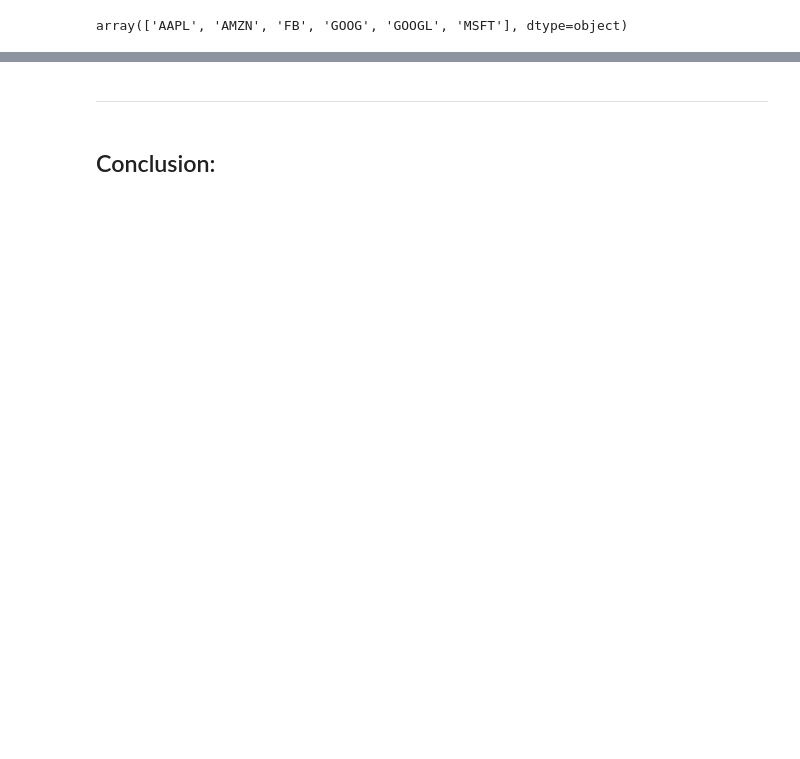
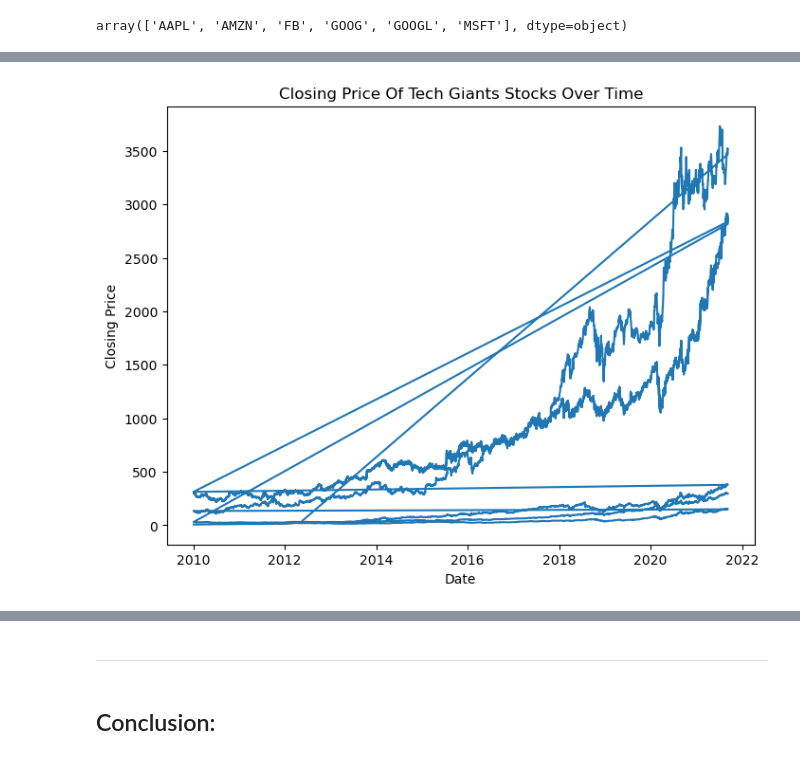
Before and after one commit to renishk2/nasdaq_100_stock_movement_predictor, a Jupyter notebook: Notebooks/EDA.ipynb, the cells around one changed output, grey strips where cells are left out. Saved outputs shown, nothing was run; the diff lists cells and outputs as text; code cells hidden in the pictures; blank space fills up the shorter version.

```diff
--- a/Notebooks/EDA.ipynb
+++ b/Notebooks/EDA.ipynb
@@ -200,0 +356,11 @@ array(['AAPL', 'AMZN', 'FB', 'GOOG', 'GOOGL', 'MSFT'], dtype=object)
+# %%
+# Plotting a line graph representing the table above (Date and Closing Price columns)
+
+plt.figure(figsize=(8, 6))
+plt.plot(tech_giants['Date'], tech_giants['Close'])
+plt.xlabel('Date')
+plt.ylabel('Closing Price')
+plt.title('Closing Price of tech giants stocks over time'.title())
+plt.show()
+# %% [output]
+[figure, added]
```
Also changed, not shown: parts of 47 cells of this notebook, 1 other file.
